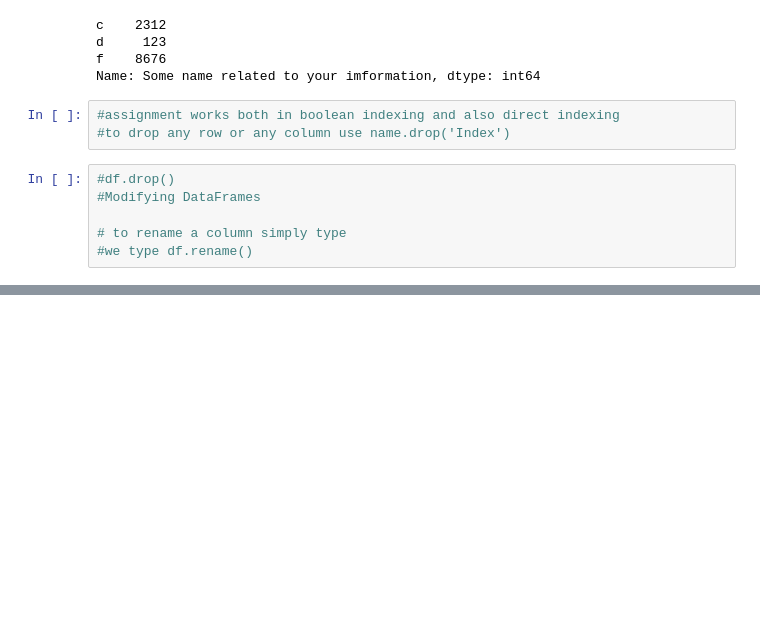
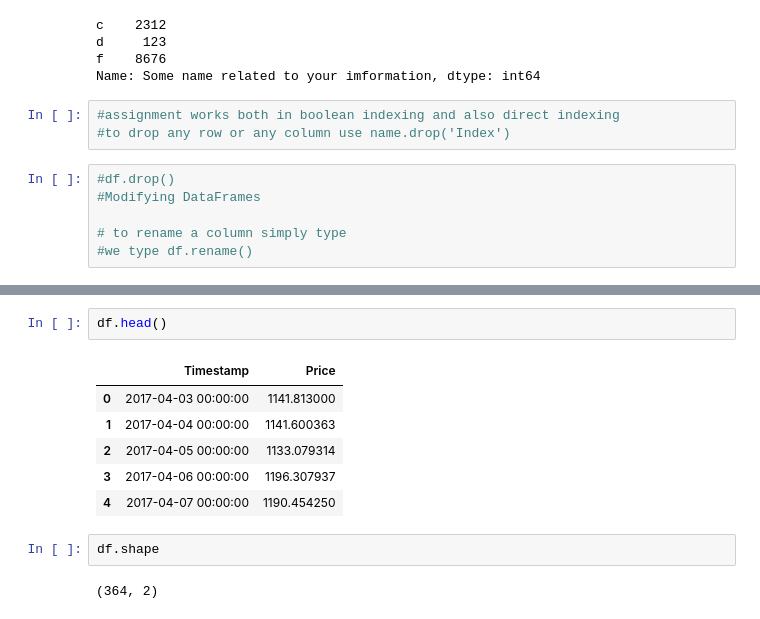
Before and after one commit to ayushd05/python, a Jupyter notebook: PANDAS_library.ipynb, the cells around one changed output, grey strips where cells are left out. Cells and saved outputs as stored; diff of their text form; blank space fills up the shorter version.

```diff
--- a/PANDAS_library.ipynb
+++ b/PANDAS_library.ipynb
@@ -121,0 +141,13 @@ Name: Some name related to your imformation, dtype: int64
+# %%
+df.head()
+# %% [output]
+|  | Timestamp | Price |
+| 0 | 2017-04-03 00:00:00 | 1141.813000 |
+| 1 | 2017-04-04 00:00:00 | 1141.600363 |
+| 2 | 2017-04-05 00:00:00 | 1133.079314 |
+| 3 | 2017-04-06 00:00:00 | 1196.307937 |
+| 4 | 2017-04-07 00:00:00 | 1190.454250 |
+# %%
+df.shape
+# %% [output]
+(364, 2)
```
Also changed, not shown: parts of 13 cells of this notebook.
